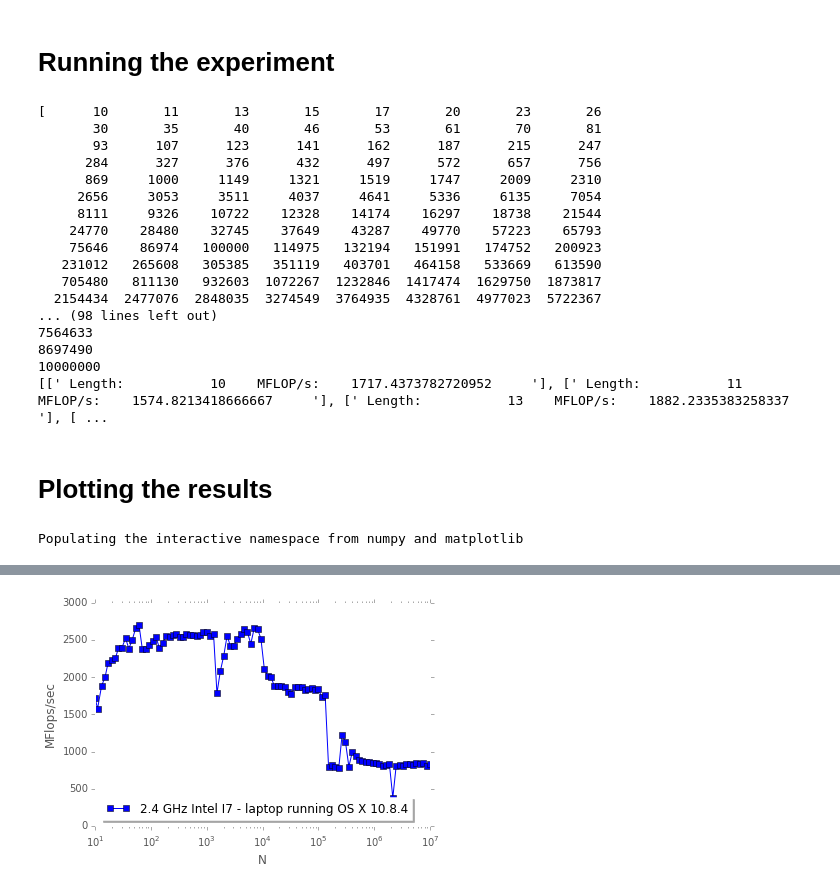
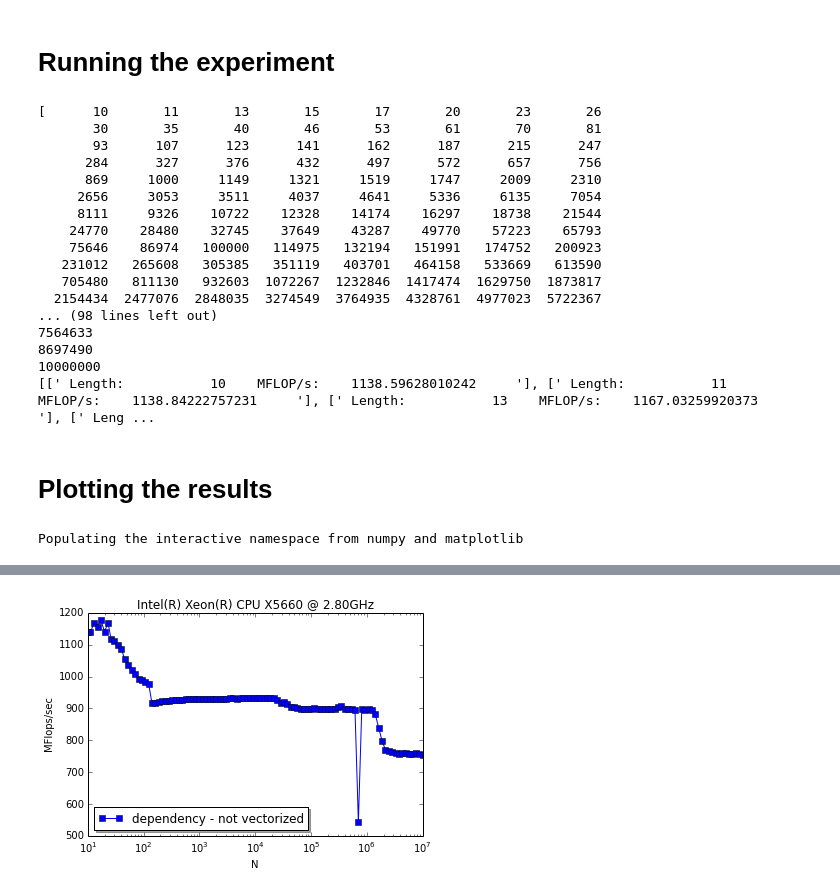
Before and after one commit to vade9555/meetup_fall_2014, a Jupyter notebook: 05_singleCore/02_dependency.ipynb, the cells around one changed output, grey strips where cells are left out. Drawn from its saved outputs; the diff is of its cells as text; code cells hidden in the pictures.

```diff
--- a/05_singleCore/02_dependency.ipynb
+++ b/05_singleCore/02_dependency.ipynb
@@ -58,7 +136,7 @@ results = []
 
 for i in points:
     print i
-    r = !echo {i} | ./triad.exe
+    r = !echo {i} | ./depend.exe
     results.append(r)
 print results
 # %% [output]
@@ -78,7 +156,7 @@ print results
 7564633
 8697490
 10000000
-[[' Length:           10    MFLOP/s:    1717.4373782720952     '], [' Length:           11    MFLOP/s:    1574.8213418666667     '], [' Length:           13    MFLOP/s:    1882.2335383258337     '], [ ...
+[[' Length:           10    MFLOP/s:    1138.59628010242     '], [' Length:           11    MFLOP/s:    1138.84222757231     '], [' Length:           13    MFLOP/s:    1167.03259920373     '], [' Leng ...
 # %% [markdown]
 # Plotting the results
 # %%
@@ -96,9 +174,10 @@ for i in results:
     length.append(string.atoi(l))
     mflops.append(string.atof(mf))
 
-plt.plot(length, mflops, '-bs', label = '2.4 GHz Intel I7 - laptop running OS X 10.9.4')
+plt.plot(length, mflops, '-bs', label = 'dependency - not vectorized')
 plt.xlabel('N')
 plt.ylabel('MFlops/sec')
+plt.title('Intel(R) Xeon(R) CPU X5660 @ 2.80GHz')
 plt.legend(loc=3, shadow=True)
 plt.xscale('log')
 # %% [output]
@@ -106 +187 @@ Populating the interactive namespace from numpy and matplotlib
-[figure, old version]
+[figure, new version]
```
Also changed, not shown: parts of 10 cells of this notebook, 7 other files.
